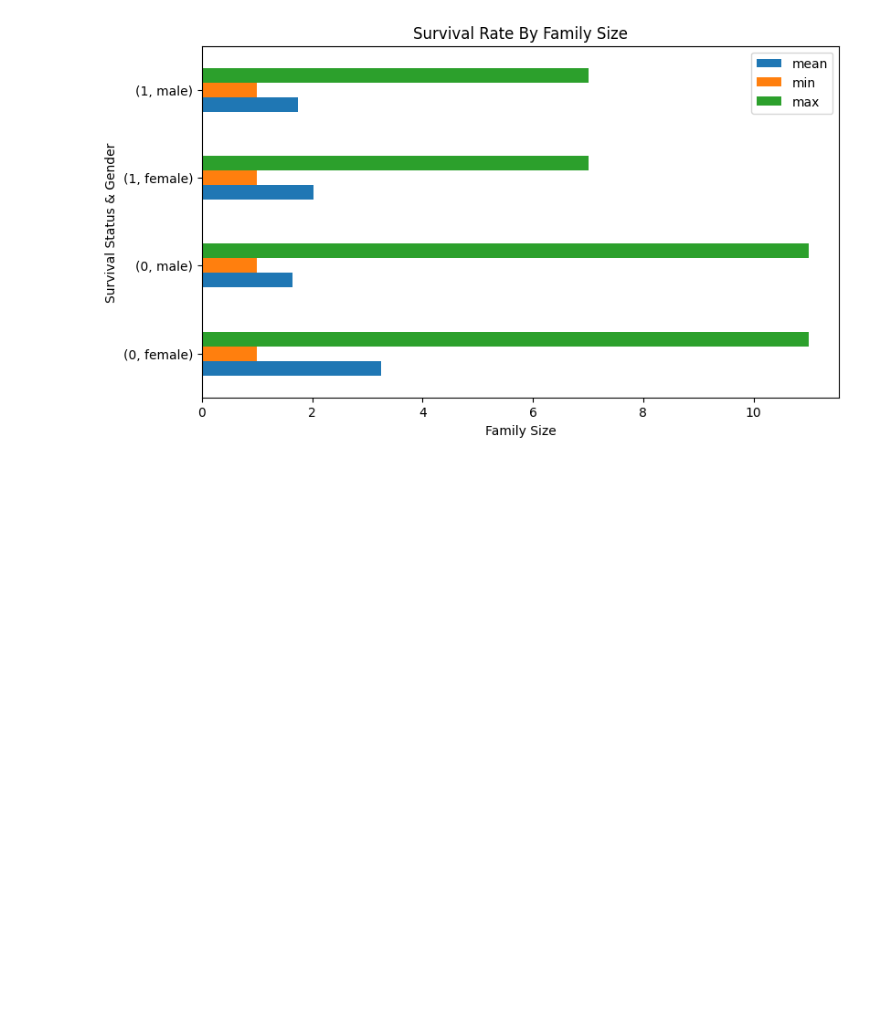
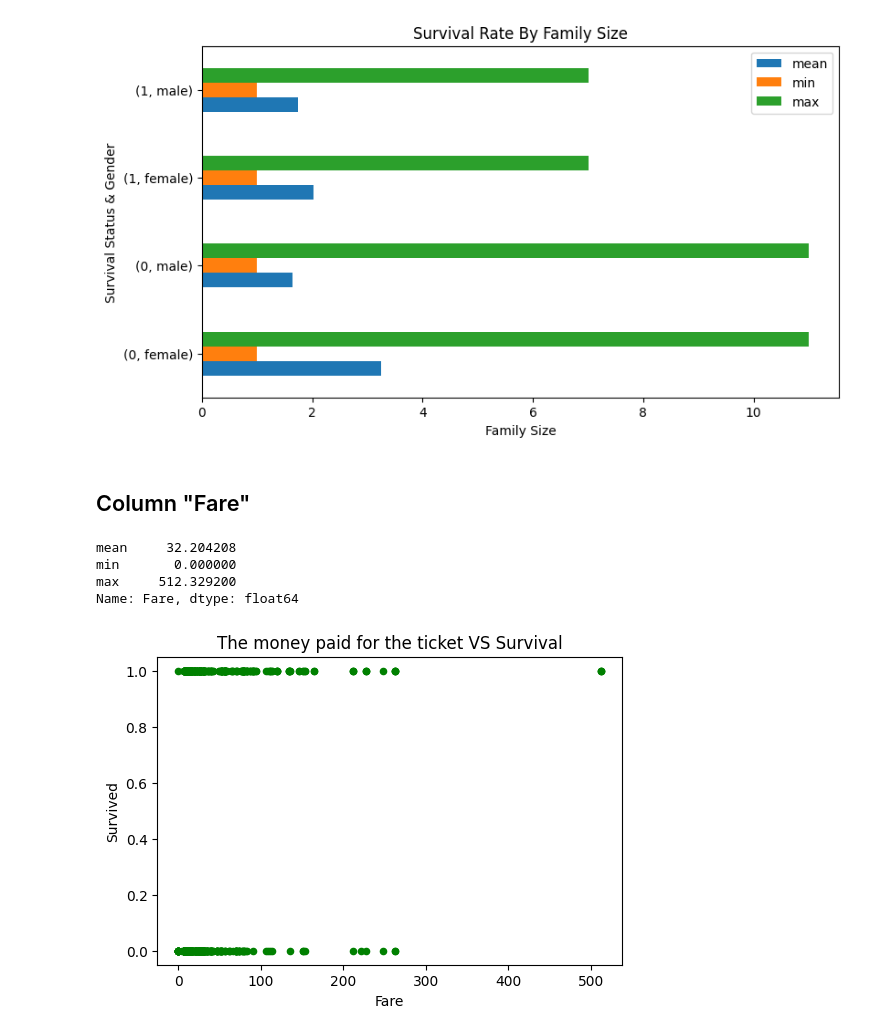
Before and after one commit to vilmahietala/data_science_projects, a Jupyter notebook: titanic_competition_kaggle/explore_training_data.ipynb, the cells around one changed output. Saved outputs shown, nothing was run; the diff lists cells and outputs as text; code cells hidden in the pictures; blank space fills up the shorter version.

Commit message:
Exploring column "Fare"

```diff
--- a/titanic_competition_kaggle/explore_training_data.ipynb
+++ b/titanic_competition_kaggle/explore_training_data.ipynb
@@ -347,3 +364,20 @@ family_size.set_ylabel('Survival Status & Gender')
 plt.show()
 # %% [output]
 [figure]
+# %% [markdown]
+## Column "Fare"
+# %%
+data.Fare.agg(['mean', 'min', 'max'])
+# %% [output]
+mean     32.204208
+min       0.000000
+max     512.329200
+Name: Fare, dtype: float64
+# %%
+Fare = data.plot.scatter(x='Fare',
+                        y= 'Survived',
+                        title = ('The money paid for the ticket VS Survival'),
+                        color='green',
+                        figsize=(6,4))
+# %% [output]
+[figure, added]
```
Also changed, not shown: parts of 6 cells of this notebook, 2 other files.
